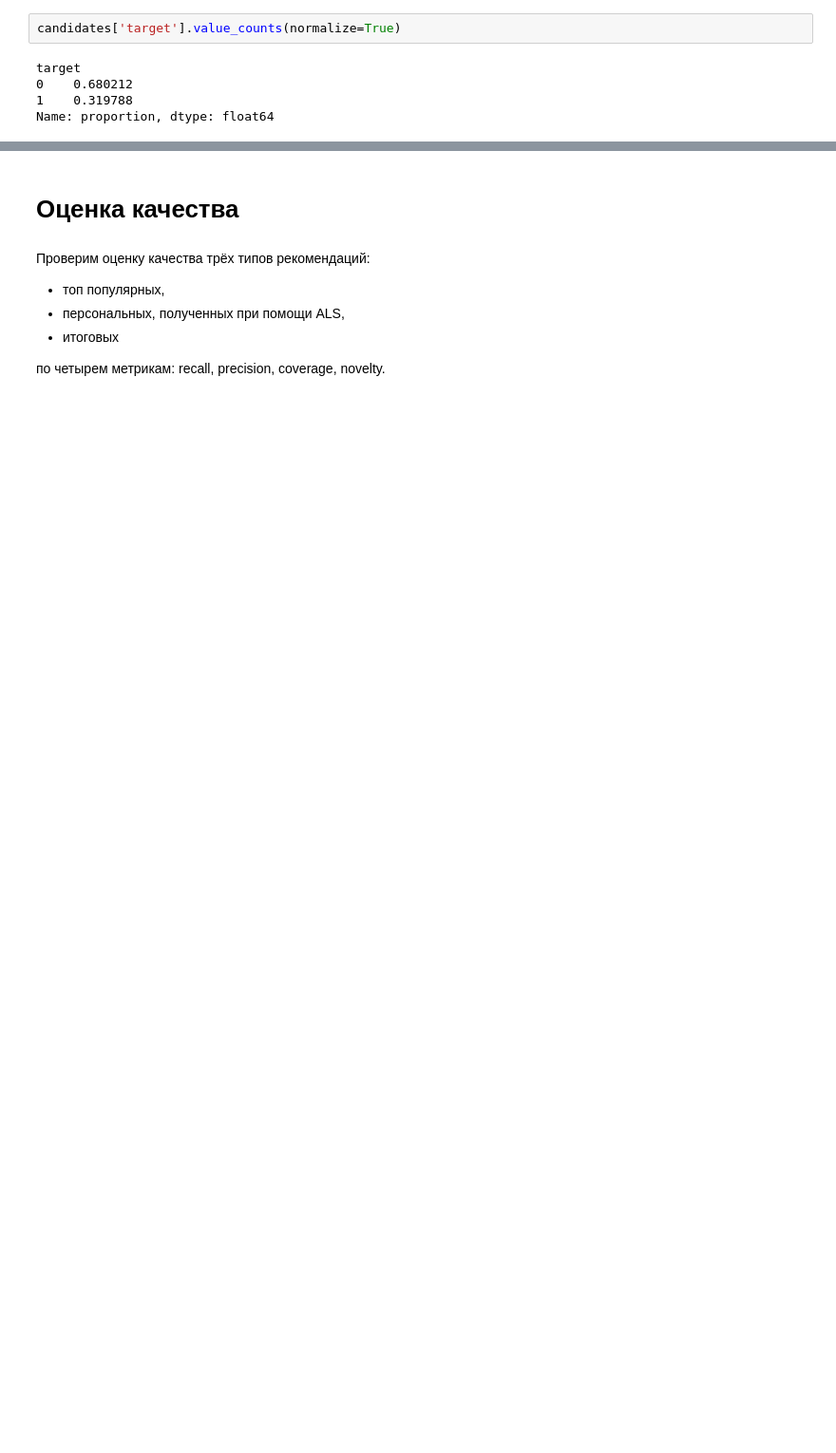
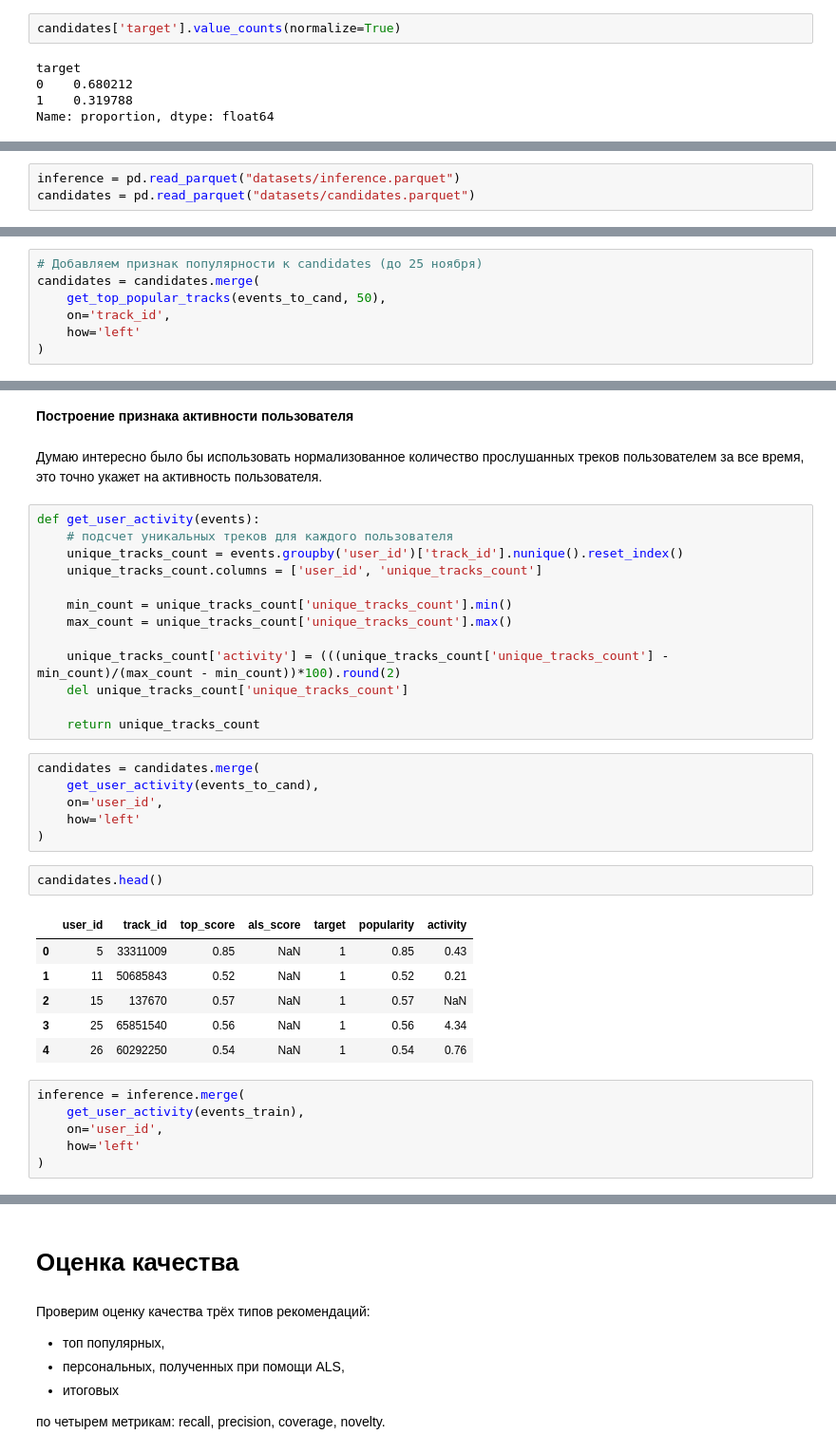
Before and after one commit to NikoMelnikov/mle-recsys-project, a Jupyter notebook: recommendations.ipynb, the cells around one changed output, grey strips where cells are left out. Shown at 95% size. Cells and saved outputs as stored; diff of their text form; blank space fills up the shorter version.

```diff
--- a/recommendations.ipynb
+++ b/recommendations.ipynb
@@ -1835,0 +1827,3 @@ candidates.sample(5)
+# %%
+inference = pd.read_parquet("datasets/inference.parquet")
+candidates = pd.read_parquet("datasets/candidates.parquet")
@@ -1835,0 +1858,7 @@ candidates.sample(5)
+# %%
+# Добавляем признак популярности к candidates (до 25 ноября)
+candidates = candidates.merge(
+    get_top_popular_tracks(events_to_cand, 50),
+    on='track_id',
+    how='left'
+)
@@ -1835,0 +1890,38 @@ candidates.sample(5)
+# %% [markdown]
+**Построение признака активности пользователя**
+# %% [markdown]
+Думаю интересно было бы использовать нормализованное количество прослушанных треков пользователем за все время, это точно укажет на активность пользователя.
+# %%
+def get_user_activity(events):
+    # подсчет уникальных треков для каждого пользователя
+    unique_tracks_count = events.groupby('user_id')['track_id'].nunique().reset_index()
+    unique_tracks_count.columns = ['user_id', 'unique_tracks_count']
+
+    min_count = unique_tracks_count['unique_tracks_count'].min()
+    max_count = unique_tracks_count['unique_tracks_count'].max()
+
+    unique_tracks_count['activity'] = (((unique_tracks_count['unique_tracks_count'] - min_count)/(max_count - min_count))*100).round(2)
+    del unique_tracks_count['unique_tracks_count']
+
+    return unique_tracks_count
+# %%
+candidates = candidates.merge(
+    get_user_activity(events_to_cand),
+    on='user_id',
+    how='left'
+)
+# %%
+candidates.head()
+# %% [output]
+|  | user_id | track_id | top_score | als_score | target | popularity | activity |
+| 0 | 5 | 33311009 | 0.85 | NaN | 1 | 0.85 | 0.43 |
+| 1 | 11 | 50685843 | 0.52 | NaN | 1 | 0.52 | 0.21 |
+| 2 | 15 | 137670 | 0.57 | NaN | 1 | 0.57 | NaN |
+| 3 | 25 | 65851540 | 0.56 | NaN | 1 | 0.56 | 4.34 |
+| 4 | 26 | 60292250 | 0.54 | NaN | 1 | 0.54 | 0.76 |
+# %%
+inference = inference.merge(
+    get_user_activity(events_train),
+    on='user_id',
+    how='left'
+)
```
Also changed, not shown: parts of 71 cells of this notebook.
